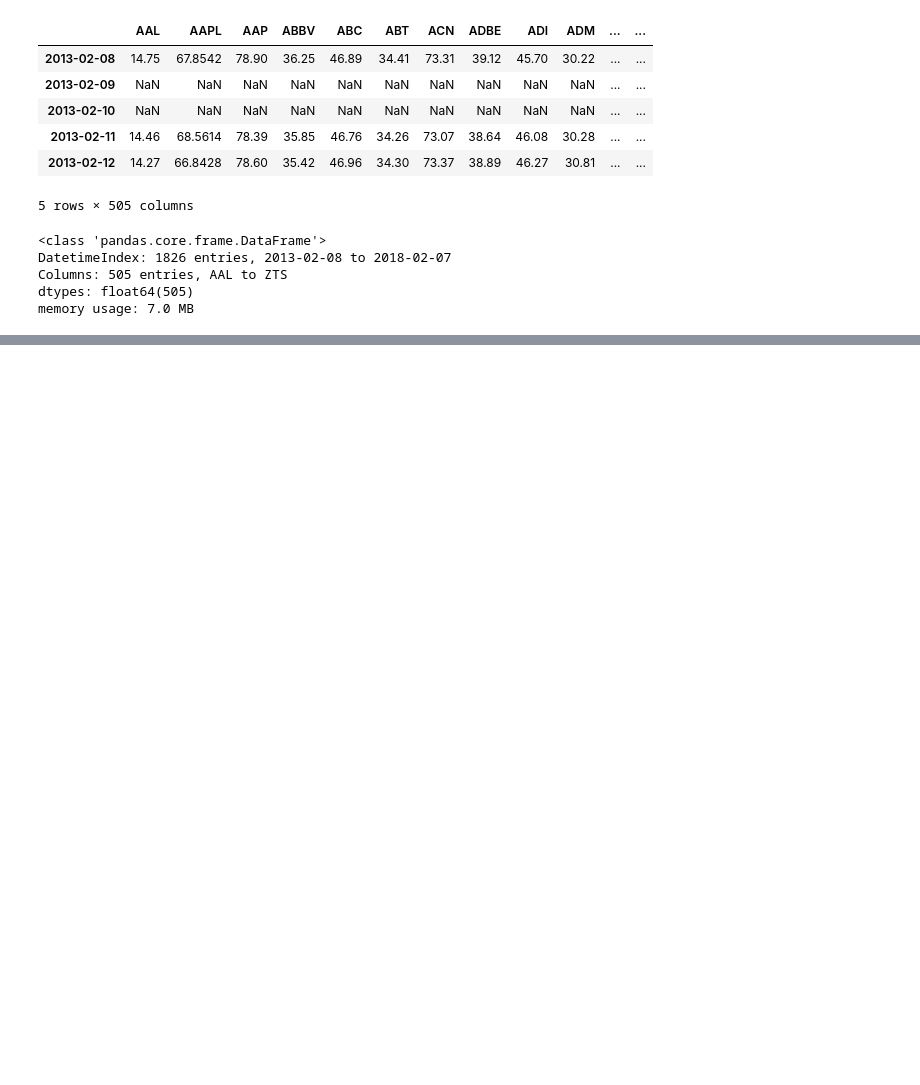
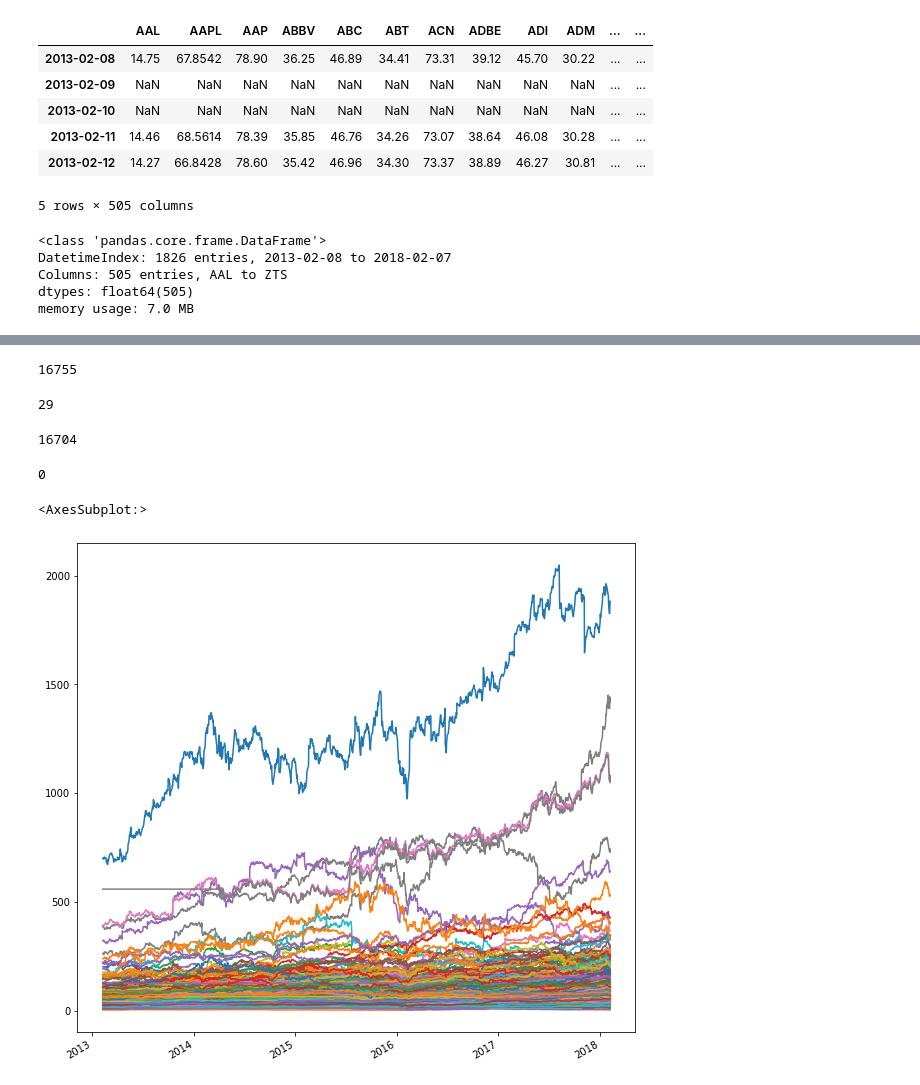
Before and after one commit to emiliocimino/financialengineering, a Jupyter notebook: 1 - Financial Basis/Explore Dataframe.ipynb, the cells around one changed output, grey strips where cells are left out. Drawn from its saved outputs; the diff is of its cells as text; code cells hidden in the pictures; blank space fills up the shorter version.

```diff
--- a/1 - Financial Basis/Explore Dataframe.ipynb
+++ b/1 - Financial Basis/Explore Dataframe.ipynb
@@ -221,0 +245,33 @@ close_prices['IBM'].plot()
+# %%
+#Sommiamo sulle somme parziali
+close_prices.isna().sum().sum()
+# %% [output]
+16755
+# %%
+#In questo modo, con iloc [0,:] vediamo tutte le colonne, prima riga
+#con isna() otteniamo true se il valore è NaN
+#con sum otteniamo il numero di colonne con Nan per la prima riga.
+#Questi valori dovranno essere backward filled
+close_prices.iloc[0, :].isna().sum()
+# %% [output]
+29
+# %%
+close_prices.fillna(method='ffill', inplace = True)
+close_prices.isna().sum().sum()
+'''
+Notiamo come ci sono ancora molti valori mancanti. Questo può accadere
+se le compagnie non hanno registrato valori in date precedenti ad una data x
+'''
+# %% [output]
+16704
+# %%
+close_prices.fillna(method='bfill', inplace = True)
+close_prices.isna().sum().sum()
+#Ed ora abbiamo riempito gli spazi
+# %% [output]
+0
+# %%
+close_prices.plot(legend=False, figsize=(10,10))
+# %% [output]
+<AxesSubplot:>
+[figure, added]
```
Also changed, not shown: parts of 13 cells of this notebook, 1 other file.
